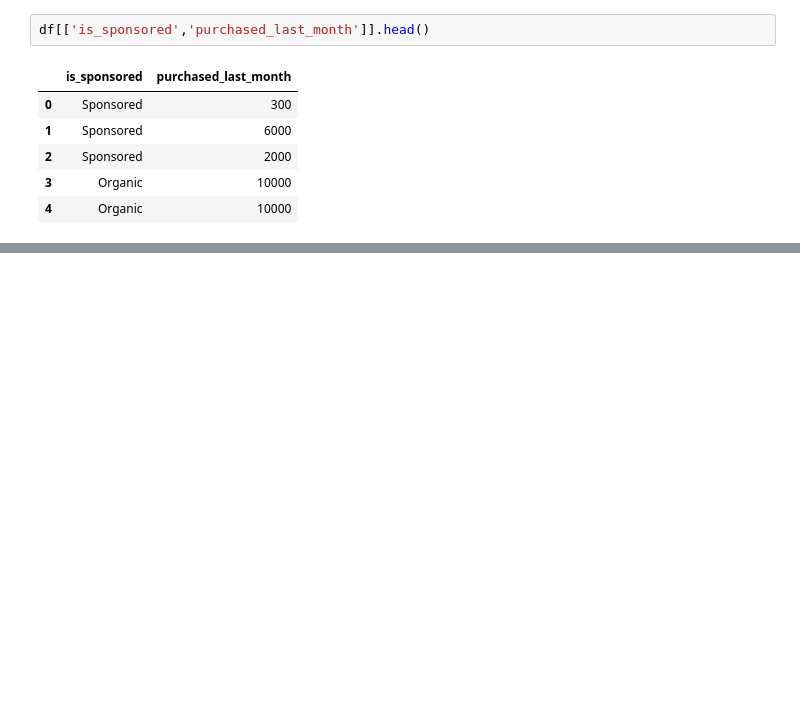
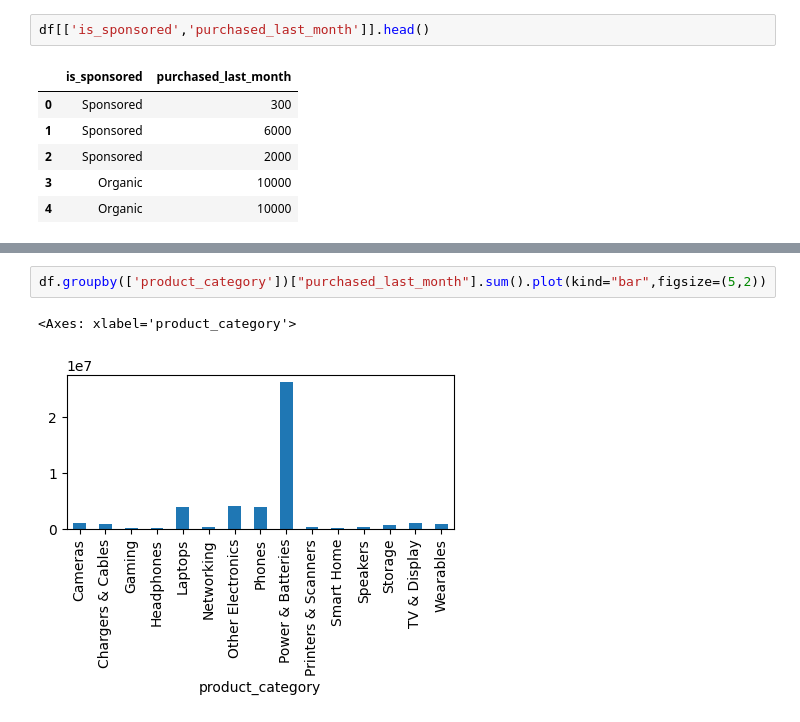
Before and after one commit to korapatisrinu/python-learing, a Jupyter notebook: projectdataA.ipynb, the cells around one changed output, grey strips where cells are left out. Cells and saved outputs as stored; diff of their text form; blank space fills up the shorter version.

```diff
--- a/projectdataA.ipynb
+++ b/projectdataA.ipynb
@@ -332,0 +365,5 @@ df[['is_sponsored','purchased_last_month']].head()
+# %%
+df.groupby(['product_category'])["purchased_last_month"].sum().plot(kind="bar",figsize=(5,2))
+# %% [output]
+<Axes: xlabel='product_category'>
+[figure, added]
```
Also changed, not shown: parts of 9 cells of this notebook, 2 other files.
